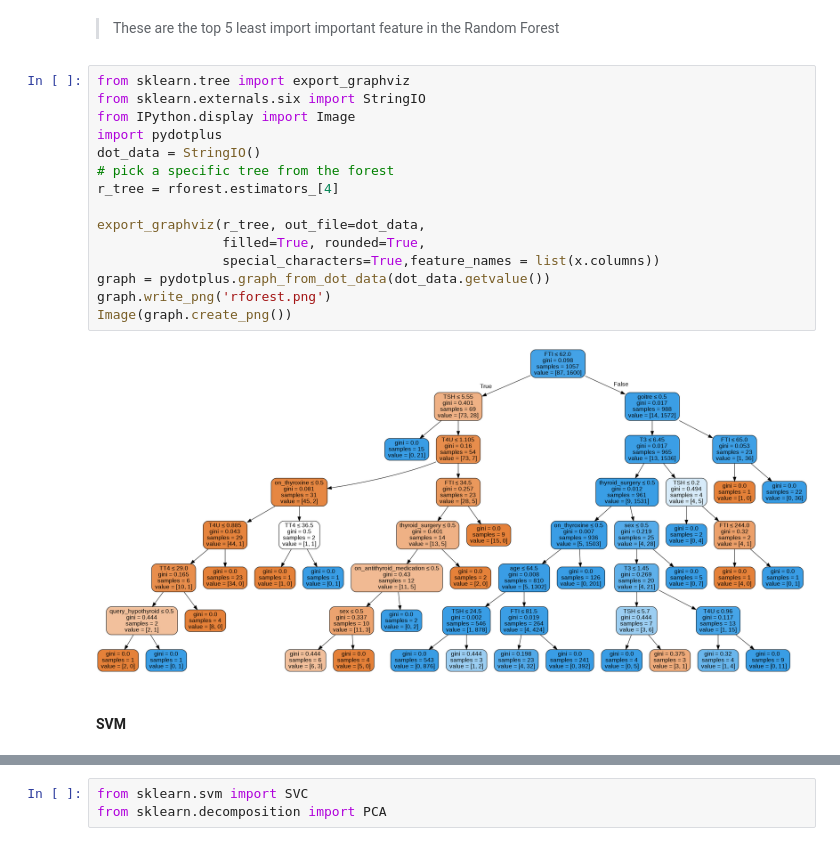
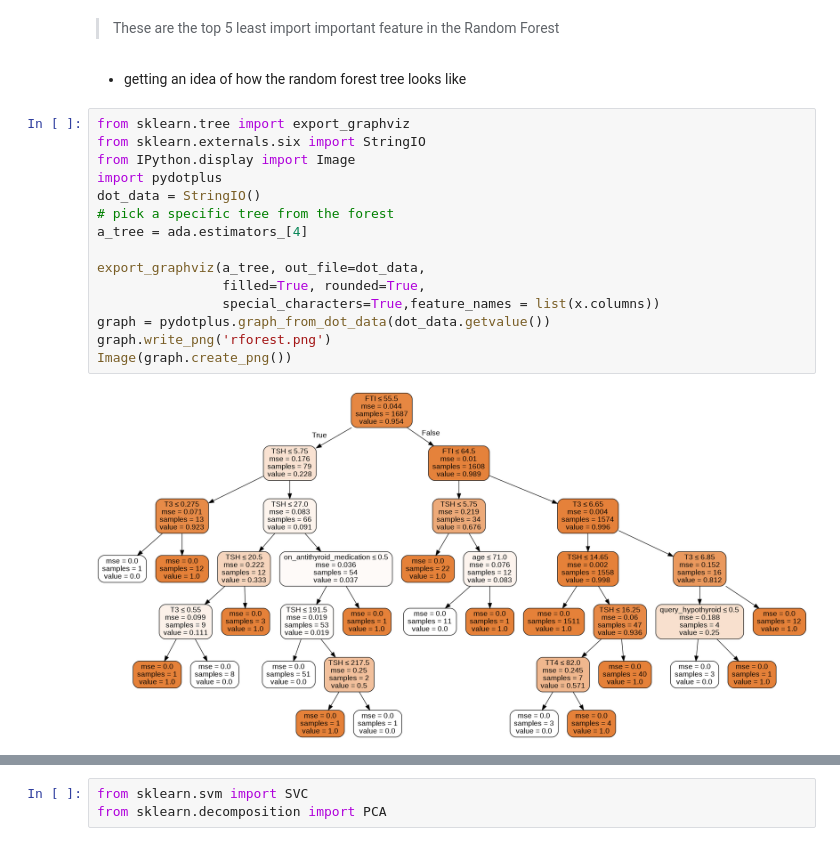
Before and after one commit to draglar/Hypothaloid_Prescence, a Jupyter notebook: Ian_Muigai_IP_week_8.ipynb, the cells around one changed output, grey strips where cells are left out. Saved outputs shown, nothing was run; the diff lists cells and outputs as text.

```diff
--- a/Ian_Muigai_IP_week_8.ipynb
+++ b/Ian_Muigai_IP_week_8.ipynb
@@ -603,21 +621,21 @@ importance.tail(5)
 # %% [markdown]
 > These are the top 5 least import important feature in the Random Forest
+# %% [markdown]
+- getting an idea of how the random forest tree looks like
 # %%
 from sklearn.tree import export_graphviz
 from sklearn.externals.six import StringIO
 from IPython.display import Image
 import pydotplus
 dot_data = StringIO()
 # pick a specific tree from the forest
-r_tree = rforest.estimators_[4]
+a_tree = ada.estimators_[4]
 
-export_graphviz(r_tree, out_file=dot_data,
+export_graphviz(a_tree, out_file=dot_data,
                 filled=True, rounded=True,
                 special_characters=True,feature_names = list(x.columns))
 graph = pydotplus.graph_from_dot_data(dot_data.getvalue())
 graph.write_png('rforest.png')
 Image(graph.create_png())
 # %% [output]
-[figure, old version]
+[figure, new version]
-# %% [markdown]
-#### SVM
```
Also changed, not shown: parts of 86 cells of this notebook.
